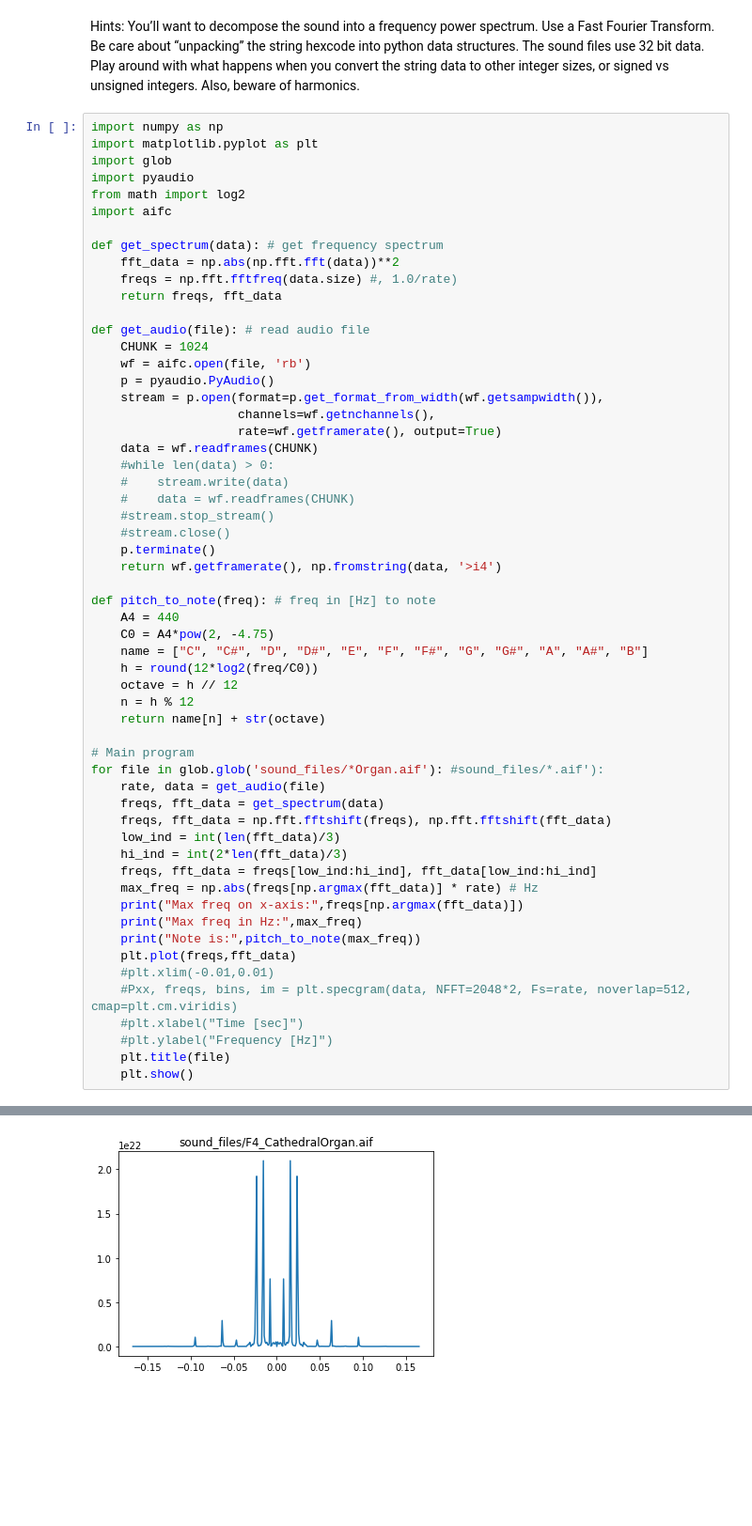
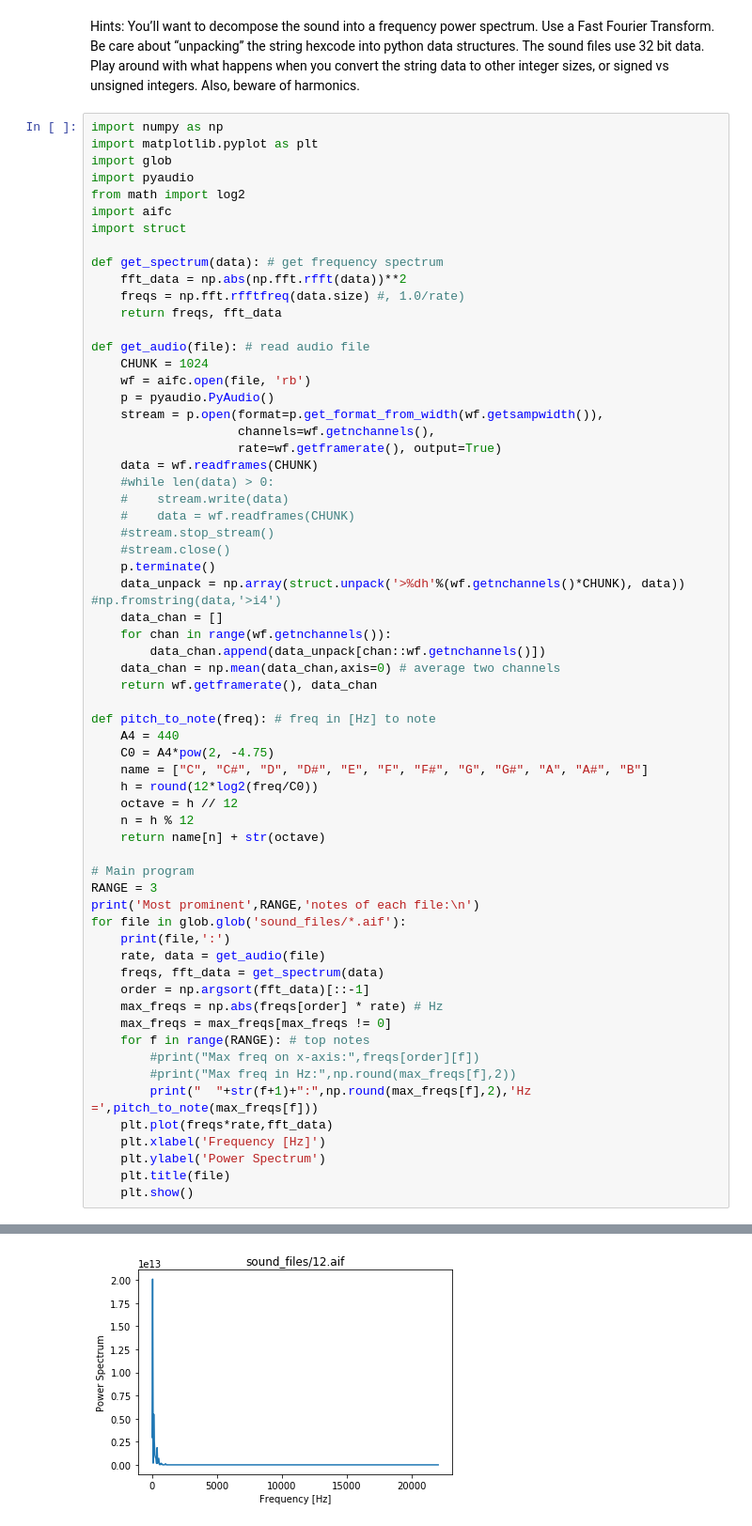
Before and after one commit to carinacheng/python-ay250-homework, a Jupyter notebook: hw3/hw_3_assignment.ipynb, the cells around one changed output, grey strips where cells are left out. Shown at 94% size. Drawn from its saved outputs; the diff is of its cells as text; blank space fills up the shorter version.

```diff
--- a/hw3/hw_3_assignment.ipynb
+++ b/hw3/hw_3_assignment.ipynb
@@ -198,10 +198,11 @@ import glob
 import pyaudio
 from math import log2
 import aifc
+import struct
 
 def get_spectrum(data): # get frequency spectrum
-    fft_data = np.abs(np.fft.fft(data))**2
-    freqs = np.fft.fftfreq(data.size) #, 1.0/rate)
+    fft_data = np.abs(np.fft.rfft(data))**2
+    freqs = np.fft.rfftfreq(data.size) #, 1.0/rate)
     return freqs, fft_data
 
 def get_audio(file): # read audio file
@@ -218,7 +219,12 @@ def get_audio(file): # read audio file
     #stream.stop_stream()
     #stream.close()
     p.terminate()
-    return wf.getframerate(), np.fromstring(data, '>i4')
+    data_unpack = np.array(struct.unpack('>%dh'%(wf.getnchannels()*CHUNK), data)) #np.fromstring(data,'>i4')
+    data_chan = []
+    for chan in range(wf.getnchannels()):
+        data_chan.append(data_unpack[chan::wf.getnchannels()])
+    data_chan = np.mean(data_chan,axis=0) # average two channels
+    return wf.getframerate(), data_chan
 
 def pitch_to_note(freq): # freq in [Hz] to note
     A4 = 440
@@ -230,22 +236,22 @@ def pitch_to_note(freq): # freq in [Hz] to note
     return name[n] + str(octave)
 
 # Main program
-for file in glob.glob('sound_files/*Organ.aif'): #sound_files/*.aif'):
+RANGE = 3
+print('Most prominent',RANGE,'notes of each file:\n')
+for file in glob.glob('sound_files/*.aif'):
+    print(file,':')
     rate, data = get_audio(file)
     freqs, fft_data = get_spectrum(data)
-    freqs, fft_data = np.fft.fftshift(freqs), np.fft.fftshift(fft_data)
-    low_ind = int(len(fft_data)/3)
-    hi_ind = int(2*len(fft_data)/3)
-    freqs, fft_data = freqs[low_ind:hi_ind], fft_data[low_ind:hi_ind]
-    max_freq = np.abs(freqs[np.argmax(fft_data)] * rate) # Hz
-    print("Max freq on x-axis:",freqs[np.argmax(fft_data)])
-    print("Max freq in Hz:",max_freq)
-    print("Note is:",pitch_to_note(max_freq))
-    plt.plot(freqs,fft_data)
-    #plt.xlim(-0.01,0.01)
-    #Pxx, freqs, bins, im = plt.specgram(data, NFFT=2048*2, Fs=rate, noverlap=512, cmap=plt.cm.viridis)
-    #plt.xlabel("Time [sec]")
-    #plt.ylabel("Frequency [Hz]")
+    order = np.argsort(fft_data)[::-1]
+    max_freqs = np.abs(freqs[order] * rate) # Hz
+    max_freqs = max_freqs[max_freqs != 0]
+    for f in range(RANGE): # top notes
+        #print("Max freq on x-axis:",freqs[order][f])
+        #print("Max freq in Hz:",np.round(max_freqs[f],2))
+        print("  "+str(f+1)+":",np.round(max_freqs[f],2),'Hz =',pitch_to_note(max_freqs[f]))
+    plt.plot(freqs*rate,fft_data)
+    plt.xlabel('Frequency [Hz]')
+    plt.ylabel('Power Spectrum')
     plt.title(file)
     plt.show()
 # %% [output]
@@ -267 +279 @@ Note is: F5
-[figure, old version]
+[figure, new version]
```
Also changed, not shown: parts of 1 cell of this notebook.
